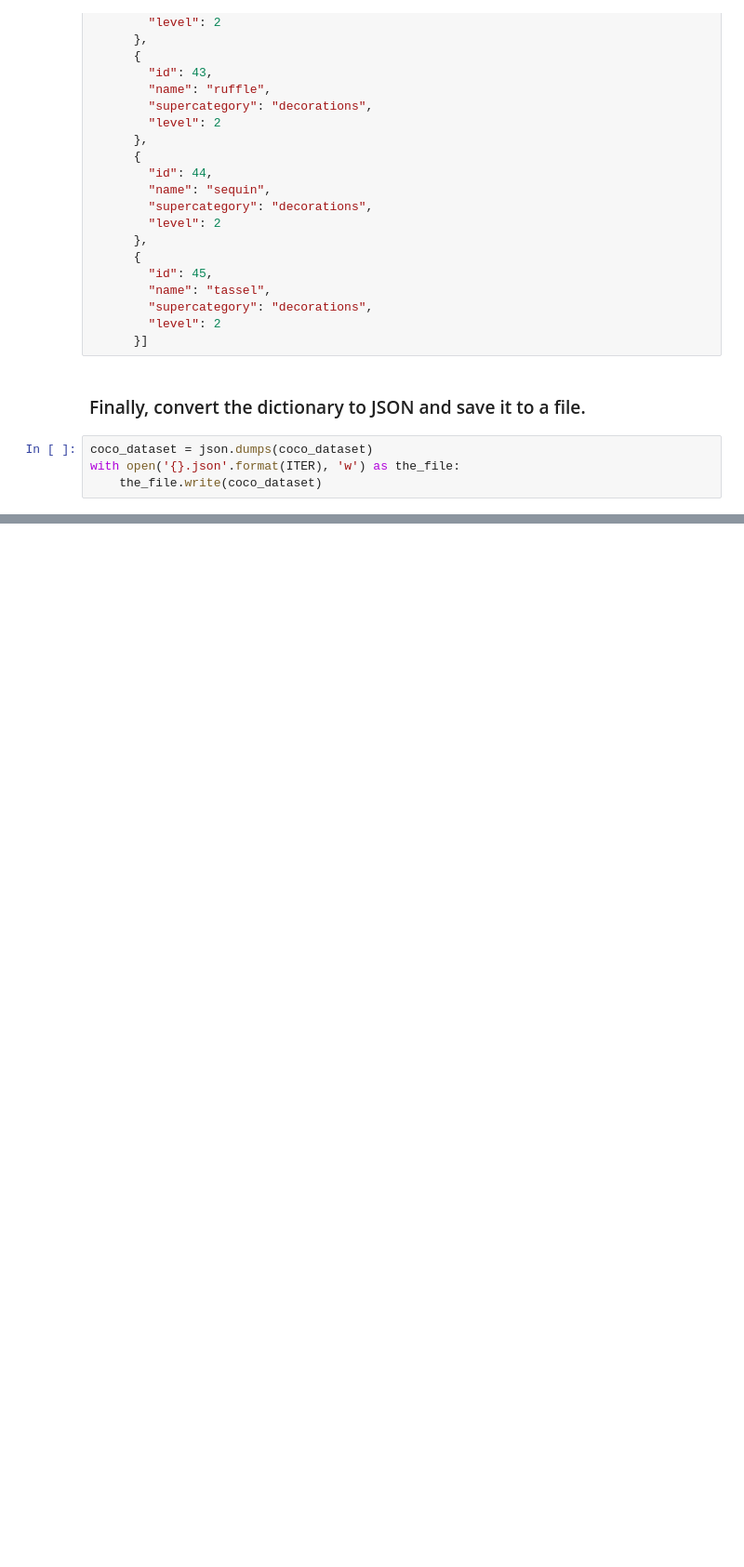
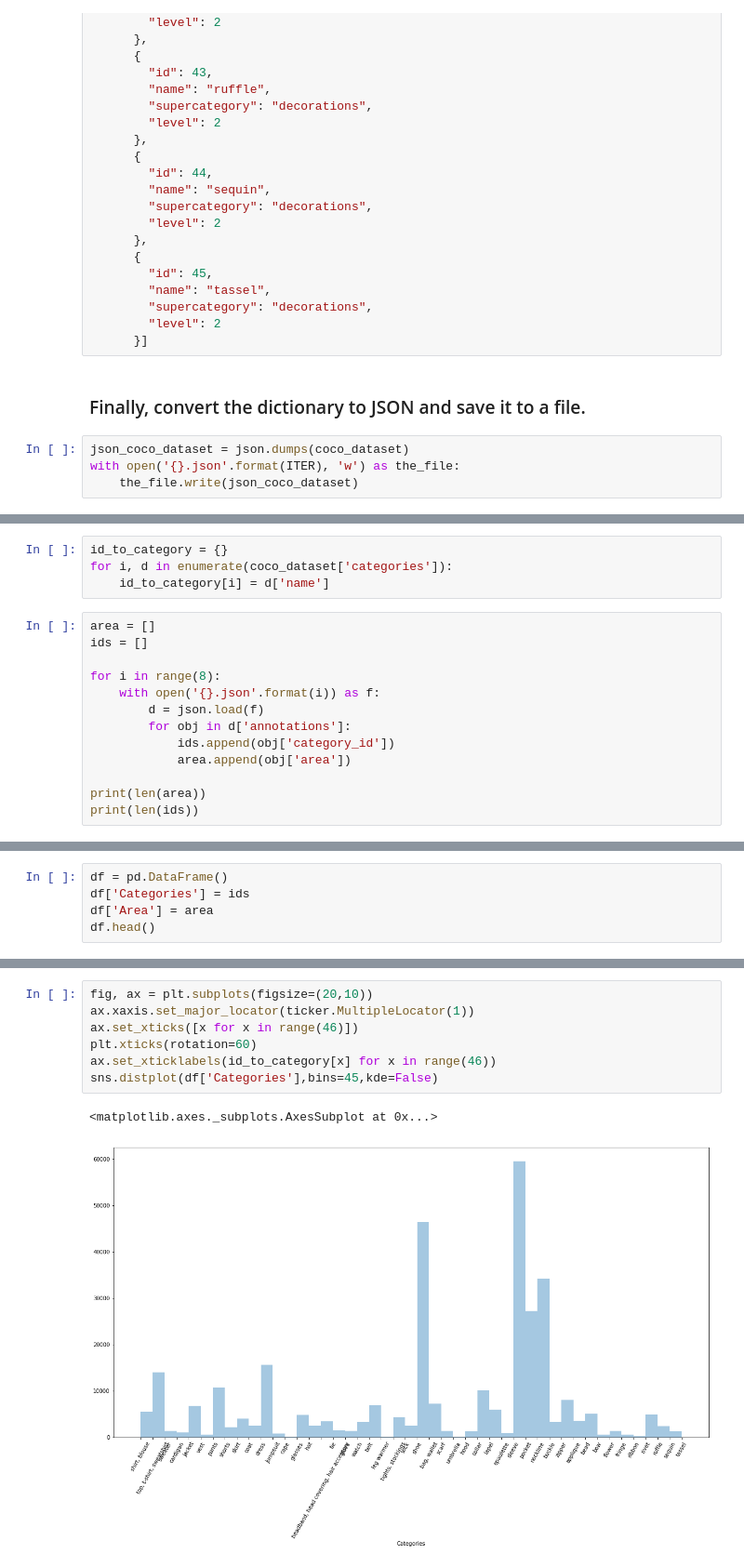
Before and after one commit to tema7707/Course-work-3, a Jupyter notebook: datasets/segmentation/Formater.ipynb, the cells around one changed output, grey strips where cells are left out. Shown at 93% size. Cells and saved outputs as stored; diff of their text form; blank space fills up the shorter version.

Commit message:
Visualization of classes

```diff
--- a/datasets/segmentation/Formater.ipynb
+++ b/datasets/segmentation/Formater.ipynb
@@ -423,6 +423,6 @@ coco_dataset['categories'] = [{
 # %% [markdown]
 ### Finally, convert the dictionary to JSON and save it to a file.
 # %%
-coco_dataset = json.dumps(coco_dataset)
+json_coco_dataset = json.dumps(coco_dataset)
 with open('{}.json'.format(ITER), 'w') as the_file:
-    the_file.write(coco_dataset)
+    the_file.write(json_coco_dataset)
@@ -428,0 +438,17 @@ with open('{}.json'.format(ITER), 'w') as the_file:
+# %%
+id_to_category = {}
+for i, d in enumerate(coco_dataset['categories']):
+    id_to_category[i] = d['name']
+# %%
+area = []
+ids = []
+
+for i in range(8):
+    with open('{}.json'.format(i)) as f:
+        d = json.load(f)
+        for obj in d['annotations']:
+            ids.append(obj['category_id'])
+            area.append(obj['area'])
+
+print(len(area))
+print(len(ids))
@@ -428,0 +458,5 @@ with open('{}.json'.format(ITER), 'w') as the_file:
+# %%
+df = pd.DataFrame()
+df['Categories'] = ids
+df['Area'] = area
+df.head()
@@ -428,0 +470,10 @@ with open('{}.json'.format(ITER), 'w') as the_file:
+# %%
+fig, ax = plt.subplots(figsize=(20,10))
+ax.xaxis.set_major_locator(ticker.MultipleLocator(1))
+ax.set_xticks([x for x in range(46)])
+plt.xticks(rotation=60)
+ax.set_xticklabels(id_to_category[x] for x in range(46))
+sns.distplot(df['Categories'],bins=45,kde=False)
+# %% [output]
+<matplotlib.axes._subplots.AxesSubplot at 0x...>
+[figure, added]
```
Also changed, not shown: parts of 6 cells of this notebook.
